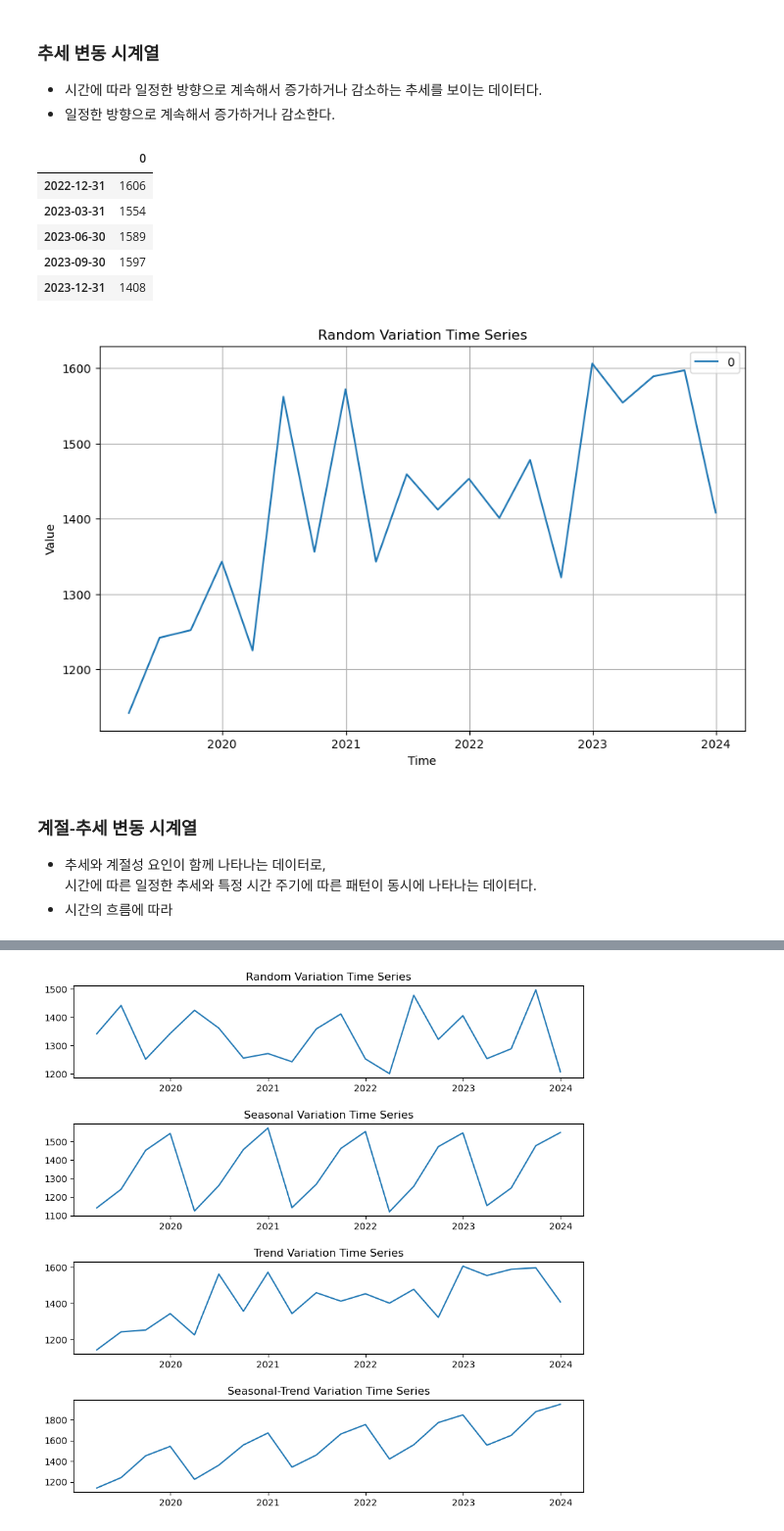
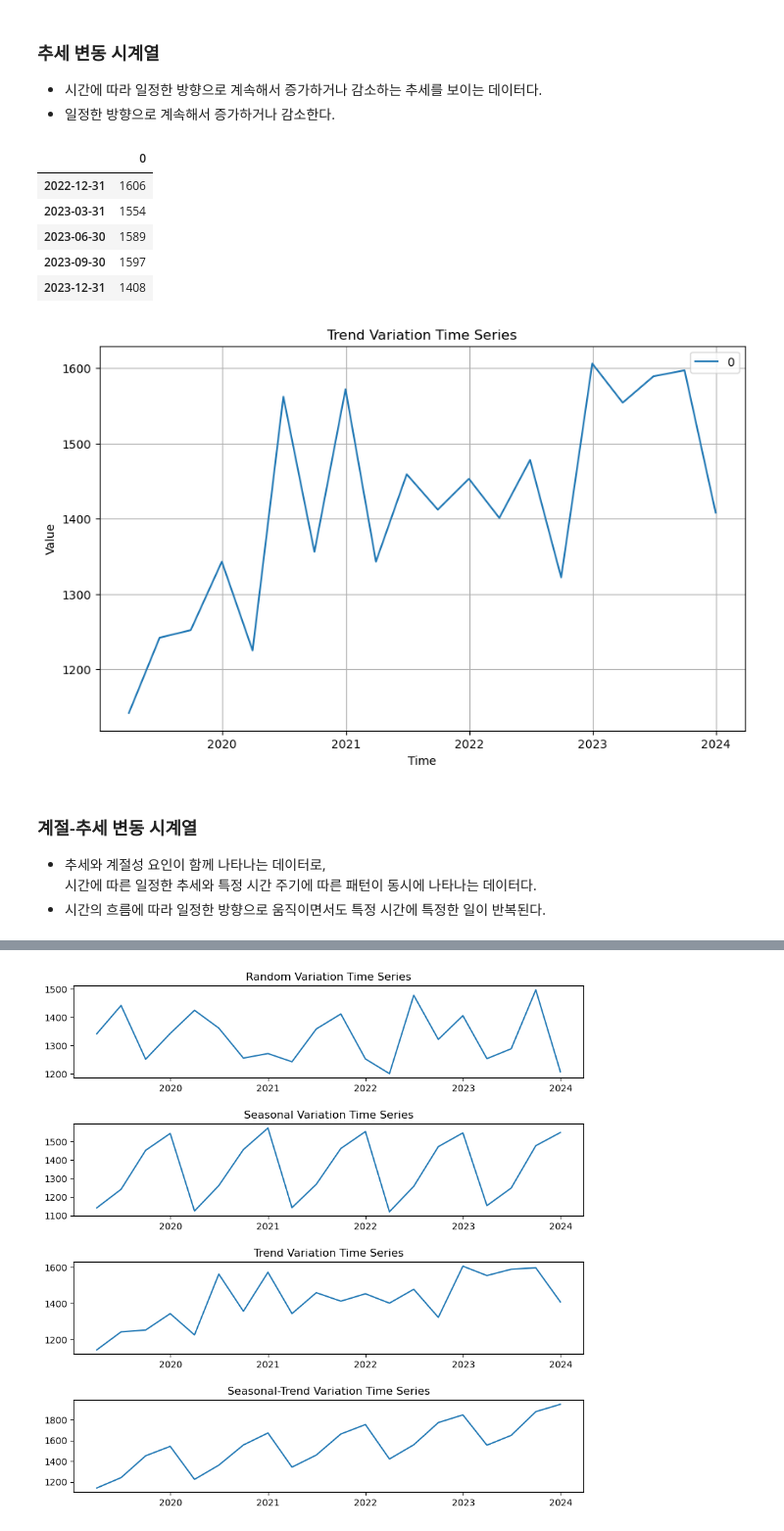
Before and after one commit to NoviceKim/time_series, a Jupyter notebook: a_time_series.ipynb, the cells around one changed output, grey strips where cells are left out. Shown: that part at 98% size. Drawn from its saved outputs; the diff is of its cells as text; code cells hidden in the pictures.

```diff
--- a/a_time_series.ipynb
+++ b/a_time_series.ipynb
@@ -97,43 +98,43 @@ plt.show()
 import pandas as pd
 import matplotlib.pyplot as plt
 
-# 추세변동 시계열 데이터 생성
+# 추세 변동 시계열 데이터 생성
 trend1 = [1142, 1242, 1252, 1343,
           1225, 1562, 1356, 1572,
           1343, 1459, 1412, 1453,
           1401, 1478, 1322, 1606,
           1554, 1589, 1597, 1408]
 
 # 시계열 데이터로 변환
 idx = pd.date_range(start='2019-01', periods=len(trend1), freq='Q')
 trend1_ts = pd.DataFrame(trend1, index=idx)
 
 display(trend1_ts.tail())
 
 # 시각화
 plt.figure(figsize=(10, 6))
 for col in trend1_ts.columns:
     plt.plot(trend1_ts.index, trend1_ts[col], label=col)
 
-plt.title('Random Variation Time Series')
+plt.title('Trend Variation Time Series')
 plt.xlabel('Time')
 plt.ylabel('Value')
 plt.legend()
 plt.grid(True)
 plt.show()
 # %% [output]
 |  | 0 |
 | 2022-12-31 | 1606 |
 | 2023-03-31 | 1554 |
 | 2023-06-30 | 1589 |
 | 2023-09-30 | 1597 |
 | 2023-12-31 | 1408 |
-[figure, old version]
+[figure, new version]
 # %% [markdown]
 ### 계절-추세 변동 시계열
 - 추세와 계절성 요인이 함께 나타나는 데이터로,
   시간에 따른 일정한 추세와 특정 시간 주기에 따른 패턴이 동시에 나타나는 데이터다.
-- 시간의 흐름에 따라
+- 시간의 흐름에 따라 일정한 방향으로 움직이면서도 특정 시간에 특정한 일이 반복된다.
 # %%
 import pandas as pd
 import matplotlib.pyplot as plt
```
Also changed, not shown: parts of 7 cells of this notebook, 8 other files.
